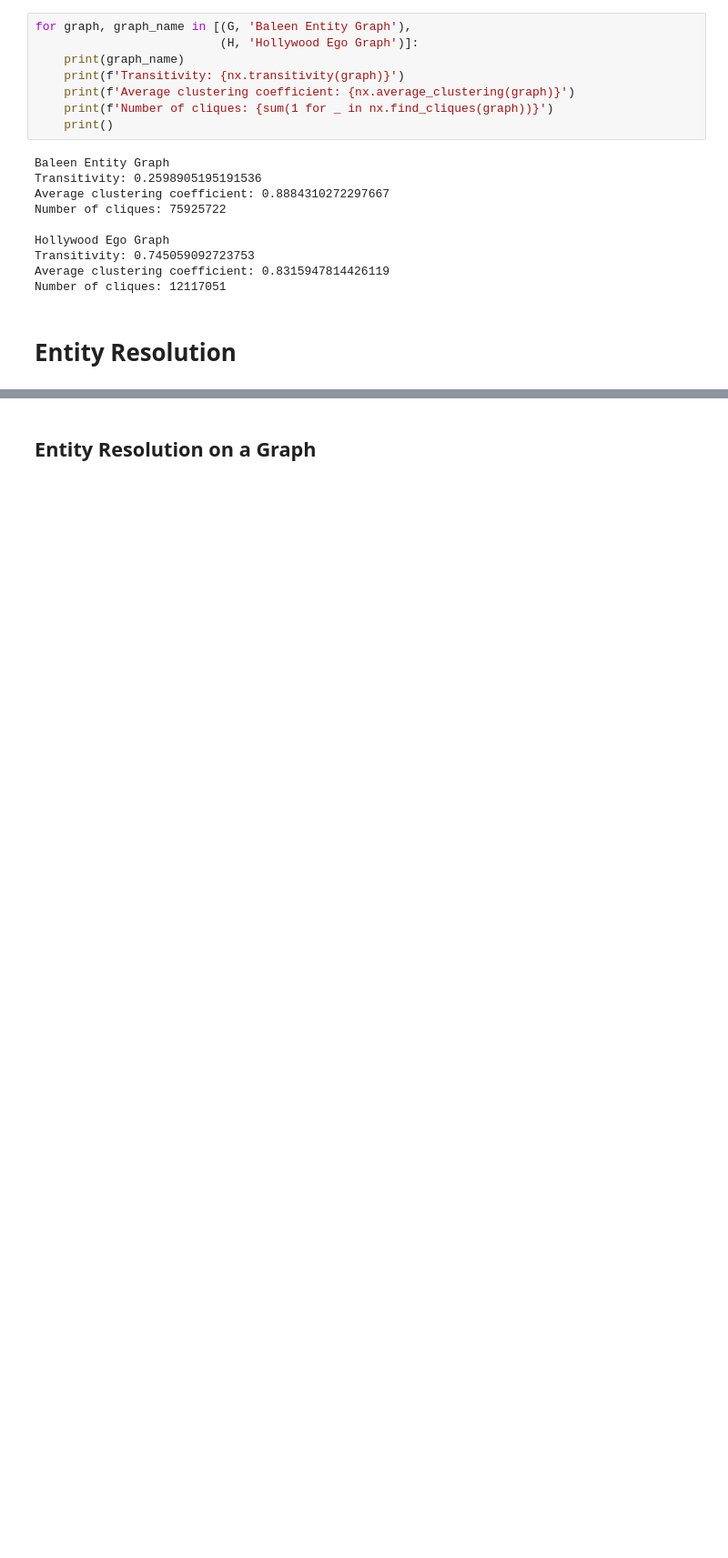
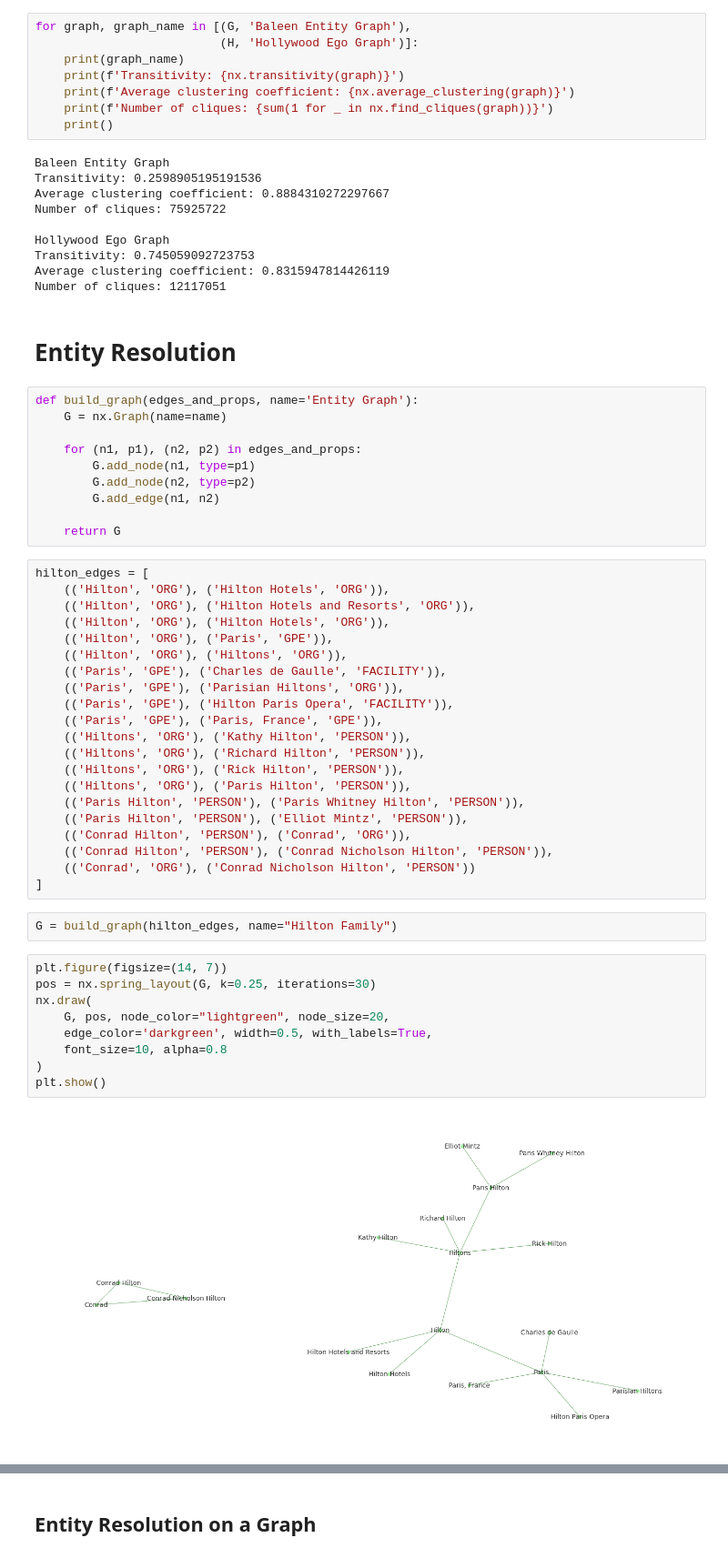
Before and after one commit to rjafarau/atap, a Jupyter notebook: python/source/09_Graph_Analysis_of_Text.ipynb, the cells around one changed output, grey strips where cells are left out. Shown at 91% size. Drawn from its saved outputs; the diff is of its cells as text; blank space fills up the shorter version.

Commit message:
Complete chapter 09 Graph Analysis of Text

```diff
--- a/python/source/09_Graph_Analysis_of_Text.ipynb
+++ b/python/source/09_Graph_Analysis_of_Text.ipynb
@@ -558,3 +556,47 @@ Average clustering coefficient: 0.8315947814426119
 Number of cliques: 12117051
 # %% [markdown]
 # Entity Resolution
+# %%
+def build_graph(edges_and_props, name='Entity Graph'):
+    G = nx.Graph(name=name)
+
+    for (n1, p1), (n2, p2) in edges_and_props:
+        G.add_node(n1, type=p1)
+        G.add_node(n2, type=p2)
+        G.add_edge(n1, n2)
+
+    return G
+# %%
+hilton_edges = [
+    (('Hilton', 'ORG'), ('Hilton Hotels', 'ORG')),
+    (('Hilton', 'ORG'), ('Hilton Hotels and Resorts', 'ORG')),
+    (('Hilton', 'ORG'), ('Hilton Hotels', 'ORG')),
+    (('Hilton', 'ORG'), ('Paris', 'GPE')),
+    (('Hilton', 'ORG'), ('Hiltons', 'ORG')),
+    (('Paris', 'GPE'), ('Charles de Gaulle', 'FACILITY')),
+    (('Paris', 'GPE'), ('Parisian Hiltons', 'ORG')),
+    (('Paris', 'GPE'), ('Hilton Paris Opera', 'FACILITY')),
+    (('Paris', 'GPE'), ('Paris, France', 'GPE')),
+    (('Hiltons', 'ORG'), ('Kathy Hilton', 'PERSON')),
+    (('Hiltons', 'ORG'), ('Richard Hilton', 'PERSON')),
+    (('Hiltons', 'ORG'), ('Rick Hilton', 'PERSON')),
+    (('Hiltons', 'ORG'), ('Paris Hilton', 'PERSON')),
+    (('Paris Hilton', 'PERSON'), ('Paris Whitney Hilton', 'PERSON')),
+    (('Paris Hilton', 'PERSON'), ('Elliot Mintz', 'PERSON')),
+    (('Conrad Hilton', 'PERSON'), ('Conrad', 'ORG')),
+    (('Conrad Hilton', 'PERSON'), ('Conrad Nicholson Hilton', 'PERSON')),
+    (('Conrad', 'ORG'), ('Conrad Nicholson Hilton', 'PERSON'))
+]
+# %%
+G = build_graph(hilton_edges, name="Hilton Family")
+# %%
+plt.figure(figsize=(14, 7))
+pos = nx.spring_layout(G, k=0.25, iterations=30)
+nx.draw(
+    G, pos, node_color="lightgreen", node_size=20,
+    edge_color='darkgreen', width=0.5, with_labels=True,
+    font_size=10, alpha=0.8
+)
+plt.show()
+# %% [output]
+[figure, added]
```
Also changed, not shown: parts of 12 cells of this notebook, 2 other files.
